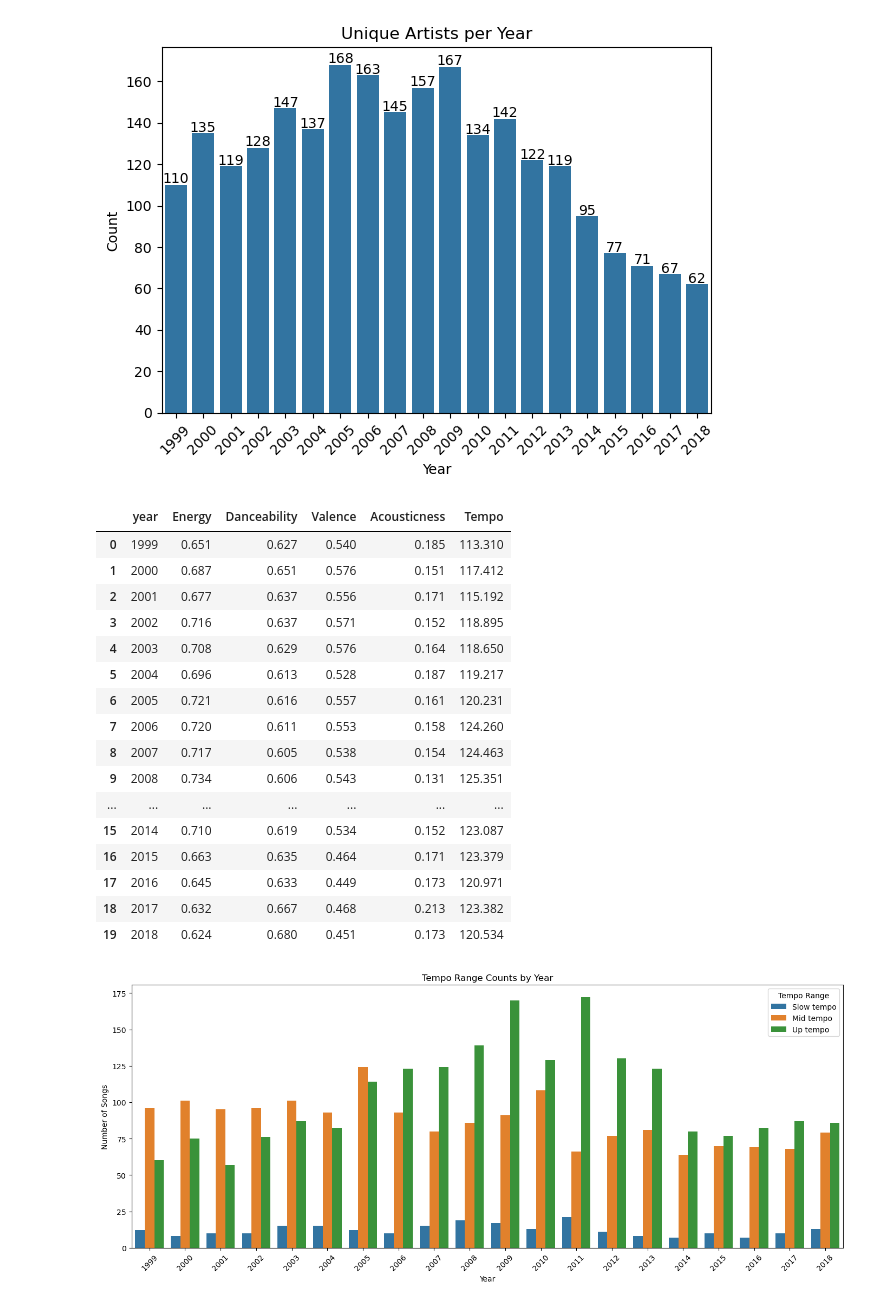
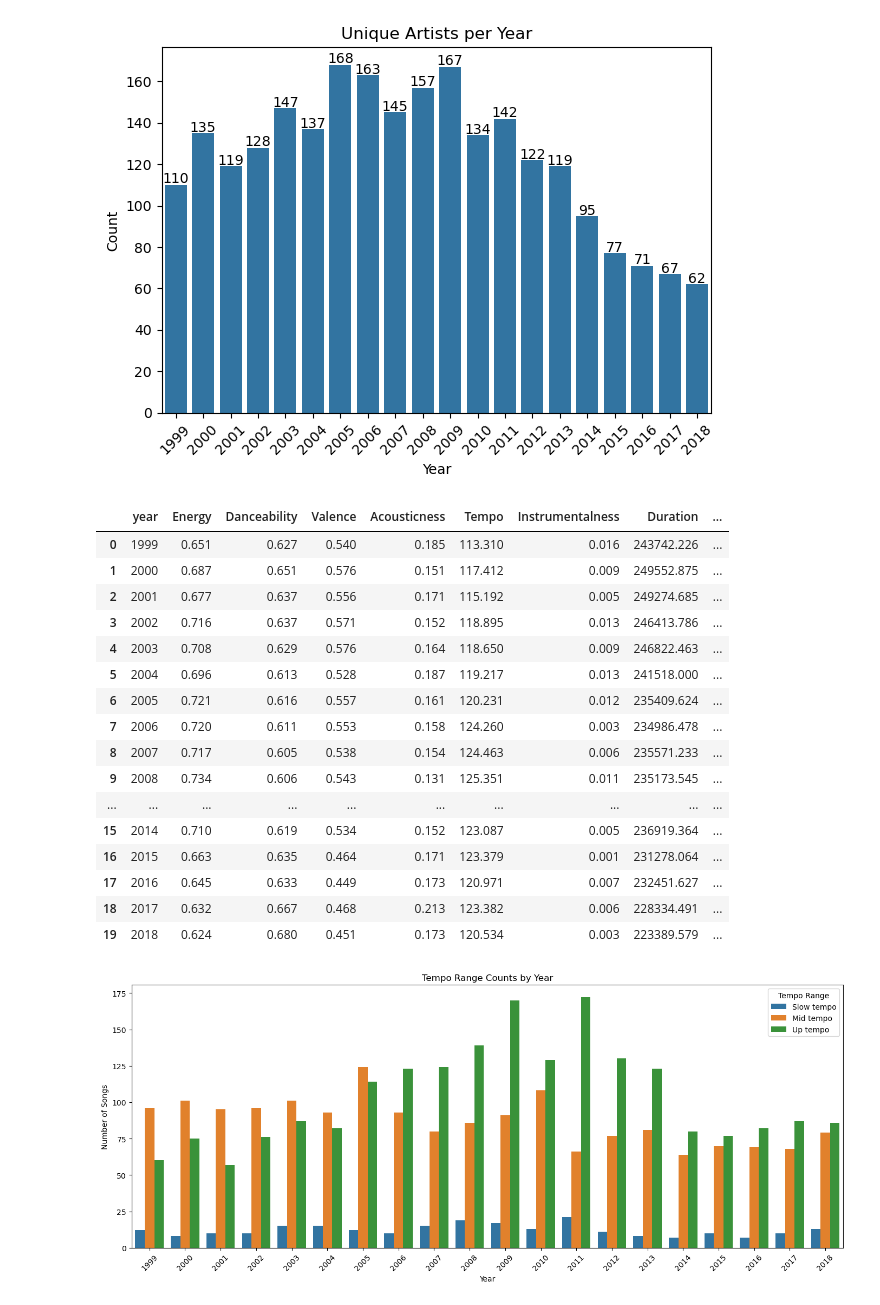
Before and after one commit to bergen-christensen/Capstone, a Jupyter notebook: notebooks/capstone_bergen.ipynb, the cells around one changed output. Drawn from its saved outputs; the diff is of its cells as text; code cells hidden in the pictures.

```diff
--- a/notebooks/capstone_bergen.ipynb
+++ b/notebooks/capstone_bergen.ipynb
@@ -208,6 +208,7 @@ another_try_df.head(30)
 30 rows × 23 columns
 # %%
 unique_songs = another_try_df.drop_duplicates(subset=['song_cleaned', 'main_artist'])
+pd.set_option('display.max_columns', None)
 unique_songs.head(40)
 # %% [output]
 |  | song_x | artist_x | peak-rank | weeks-on-board | year | featured_artist | main_artist | Acousticness | ... |
@@ -312,26 +312,26 @@ for i, value in enumerate(unique_artists['unique_artist']):
 # %% [output]
 [figure]
 # %%
-calc_features = unique_songs.groupby('year')[['Energy', 'Danceability', 'Valence', 'Acousticness', 'Tempo']].mean().reset_index()
+calc_features = unique_songs.groupby('year')[['Energy', 'Danceability', 'Valence', 'Acousticness', 'Tempo', 'Instrumentalness', 'Duration', 'Speechiness']].mean().reset_index()
 calc_features.round(3)
 # %% [output]
-|  | year | Energy | Danceability | Valence | Acousticness | Tempo |
-| 0 | 1999 | 0.651 | 0.627 | 0.540 | 0.185 | 113.310 |
-| 1 | 2000 | 0.687 | 0.651 | 0.576 | 0.151 | 117.412 |
-| 2 | 2001 | 0.677 | 0.637 | 0.556 | 0.171 | 115.192 |
-| 3 | 2002 | 0.716 | 0.637 | 0.571 | 0.152 | 118.895 |
-| 4 | 2003 | 0.708 | 0.629 | 0.576 | 0.164 | 118.650 |
-| 5 | 2004 | 0.696 | 0.613 | 0.528 | 0.187 | 119.217 |
-| 6 | 2005 | 0.721 | 0.616 | 0.557 | 0.161 | 120.231 |
-| 7 | 2006 | 0.720 | 0.611 | 0.553 | 0.158 | 124.260 |
-| 8 | 2007 | 0.717 | 0.605 | 0.538 | 0.154 | 124.463 |
-| 9 | 2008 | 0.734 | 0.606 | 0.543 | 0.131 | 125.351 |
-| ... | ... | ... | ... | ... | ... | ... |
-| 15 | 2014 | 0.710 | 0.619 | 0.534 | 0.152 | 123.087 |
-| 16 | 2015 | 0.663 | 0.635 | 0.464 | 0.171 | 123.379 |
-| 17 | 2016 | 0.645 | 0.633 | 0.449 | 0.173 | 120.971 |
-| 18 | 2017 | 0.632 | 0.667 | 0.468 | 0.213 | 123.382 |
-| 19 | 2018 | 0.624 | 0.680 | 0.451 | 0.173 | 120.534 |
+|  | year | Energy | Danceability | Valence | Acousticness | Tempo | Instrumentalness | Duration | ... |
+| 0 | 1999 | 0.651 | 0.627 | 0.540 | 0.185 | 113.310 | 0.016 | 243742.226 | ... |
+| 1 | 2000 | 0.687 | 0.651 | 0.576 | 0.151 | 117.412 | 0.009 | 249552.875 | ... |
+| 2 | 2001 | 0.677 | 0.637 | 0.556 | 0.171 | 115.192 | 0.005 | 249274.685 | ... |
+| 3 | 2002 | 0.716 | 0.637 | 0.571 | 0.152 | 118.895 | 0.013 | 246413.786 | ... |
+| 4 | 2003 | 0.708 | 0.629 | 0.576 | 0.164 | 118.650 | 0.009 | 246822.463 | ... |
+| 5 | 2004 | 0.696 | 0.613 | 0.528 | 0.187 | 119.217 | 0.013 | 241518.000 | ... |
+| 6 | 2005 | 0.721 | 0.616 | 0.557 | 0.161 | 120.231 | 0.012 | 235409.624 | ... |
+| 7 | 2006 | 0.720 | 0.611 | 0.553 | 0.158 | 124.260 | 0.003 | 234986.478 | ... |
+| 8 | 2007 | 0.717 | 0.605 | 0.538 | 0.154 | 124.463 | 0.006 | 235571.233 | ... |
+| 9 | 2008 | 0.734 | 0.606 | 0.543 | 0.131 | 125.351 | 0.011 | 235173.545 | ... |
+| ... | ... | ... | ... | ... | ... | ... | ... | ... | ... |
+| 15 | 2014 | 0.710 | 0.619 | 0.534 | 0.152 | 123.087 | 0.005 | 236919.364 | ... |
+| 16 | 2015 | 0.663 | 0.635 | 0.464 | 0.171 | 123.379 | 0.001 | 231278.064 | ... |
+| 17 | 2016 | 0.645 | 0.633 | 0.449 | 0.173 | 120.971 | 0.007 | 232451.627 | ... |
+| 18 | 2017 | 0.632 | 0.667 | 0.468 | 0.213 | 123.382 | 0.006 | 228334.491 | ... |
+| 19 | 2018 | 0.624 | 0.680 | 0.451 | 0.173 | 120.534 | 0.003 | 223389.579 | ... |
 # %%
 order = ['Slow tempo', 'Mid tempo', 'Up tempo']
 
```
Also changed, not shown: parts of 6 cells of this notebook.
